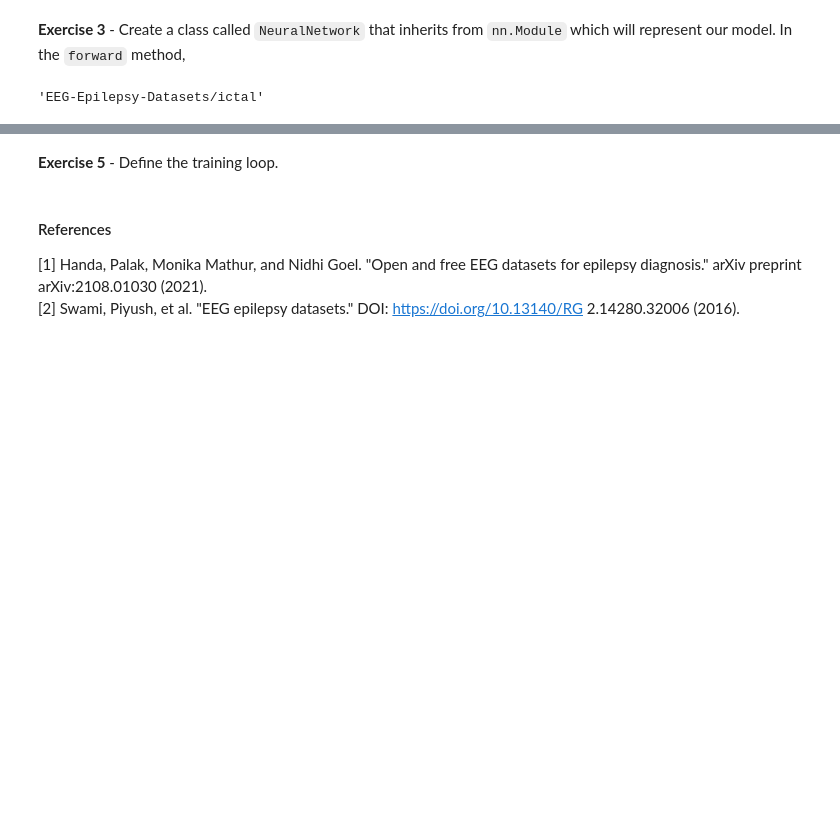
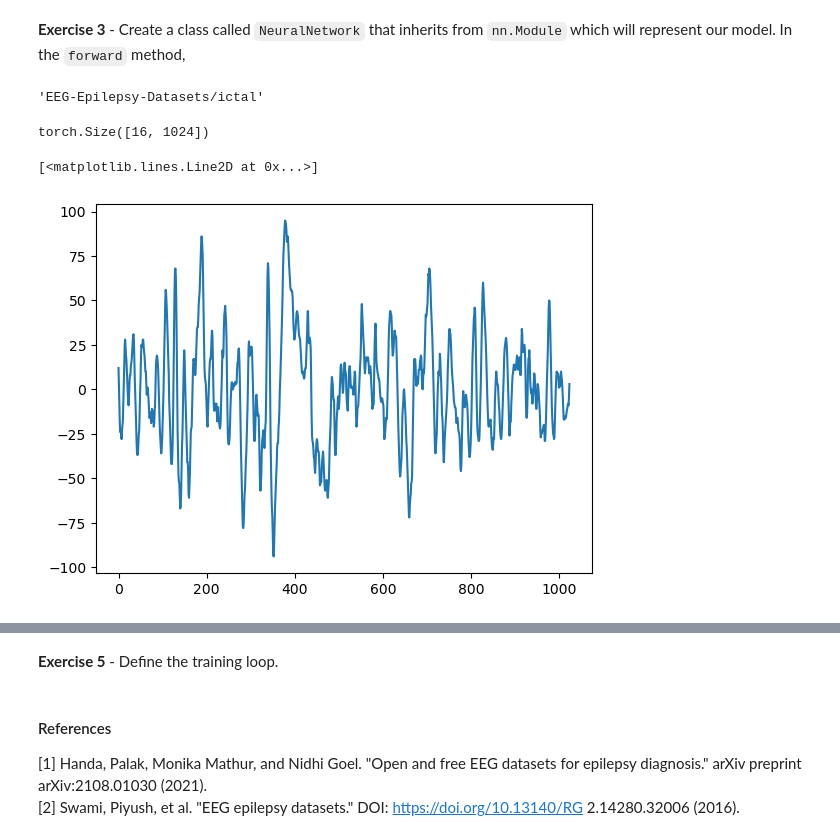
Before and after one commit to nissinassime/DS02-Neural-Networks-2-Practice, a Jupyter notebook: epilepsy.ipynb, the cells around one changed output, grey strips where cells are left out. Saved outputs shown, nothing was run; the diff lists cells and outputs as text; code cells hidden in the pictures; blank space fills up the shorter version.

```diff
--- a/epilepsy.ipynb
+++ b/epilepsy.ipynb
@@ -79,0 +144,12 @@ eeg['ictal'][0]
+# %%
+training_set = []
+for i in range(40):
+    ictal_tensor = torch.tensor(eeg['ictal'][i]['ictal'], dtype=torch.float32).flatten()
+    ictal_label = torch.tensor([0,0,1])
+    interictal_tensor = torch.tensor(eeg['interictal'][i]['interictal'], dtype=torch.float32).flatten()
+    interictal_label = torch.tensor([1,0,0])
+    preictal_tensor = torch.tensor(eeg['preictal'][i]['preictal'], dtype=torch.float32).flatten()
+    preictal_label = torch.tensor([0,1,0])
+    training_set.append((ictal_tensor, ictal_label))
+    training_set.append((interictal_tensor, interictal_label))
+    training_set.append((preictal_tensor, preictal_label))
@@ -89,3 +213,9 @@ class EEGDataset(Dataset):
 
     def __getitem__(self, idx):
         return self.data[idx]
+# %%
+training_set = EEGDataset(training_set)
+test_set = EEGDataset(test_set)
+# %%
+trainloader = DataLoader(training_set, batch_size=16, shuffle=True)
+testloader = DataLoader(test_set, batch_size=1)
@@ -106,0 +266,11 @@ class NeuralNetwork(nn.Module):
+# %%
+batch, labels = next(iter(trainloader))
+# %%
+batch.shape
+# %% [output]
+torch.Size([16, 1024])
+# %%
+plt.plot(batch[0])
+# %% [output]
+[<matplotlib.lines.Line2D at 0x...>]
+[figure, added]
```
Also changed, not shown: parts of 18 cells of this notebook.
